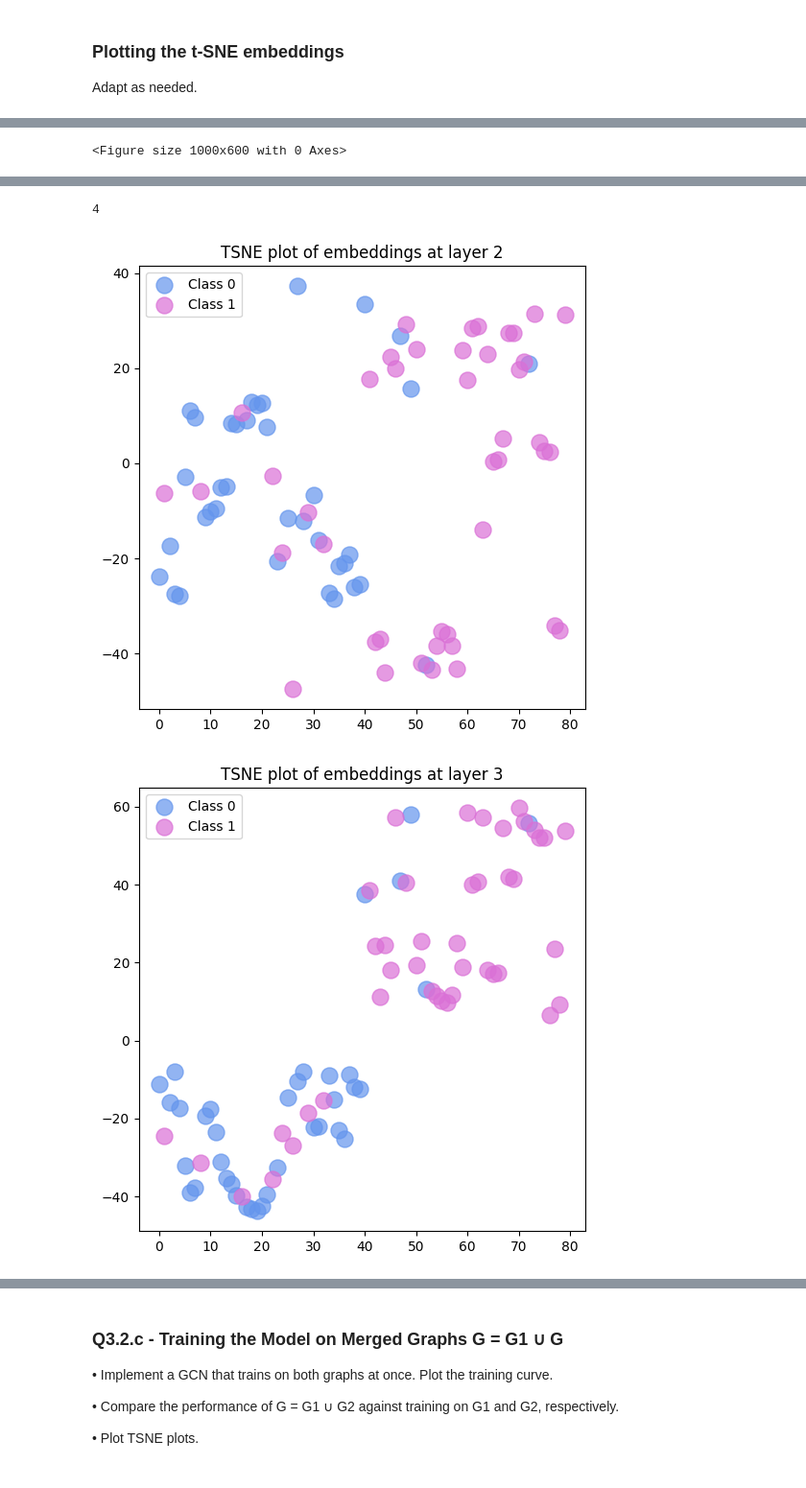
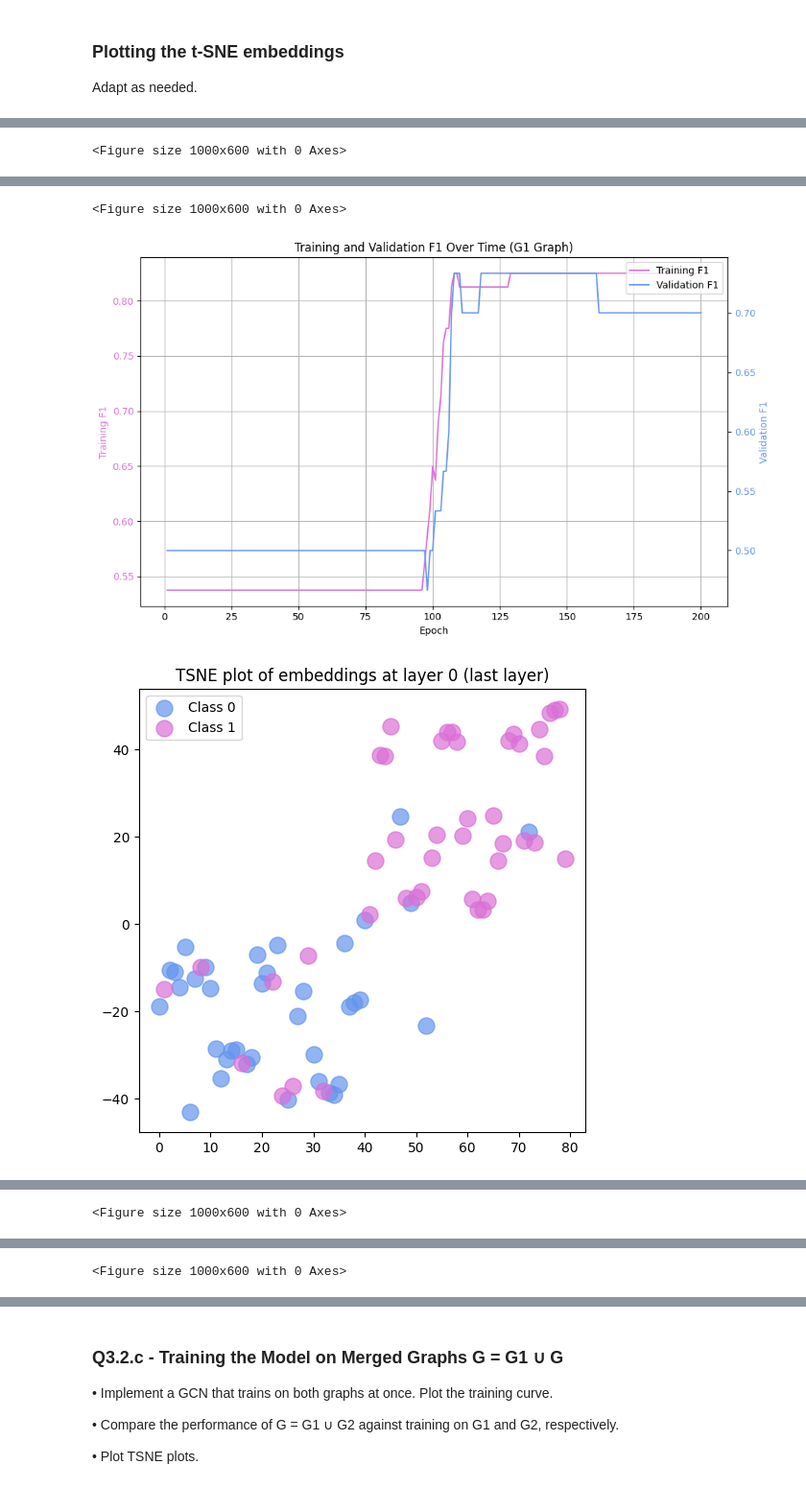
Before and after one commit to belfioreasia/Deep-Graph-Based-Learning, a Jupyter notebook: Coursework/q3_topology.ipynb, the cells around one changed output, grey strips where cells are left out. Shown at 96% size. Drawn from its saved outputs; the diff is of its cells as text; code cells hidden in the pictures.

```diff
--- a/Coursework/q3_topology.ipynb
+++ b/Coursework/q3_topology.ipynb
@@ -646,9 +646,14 @@ class LayeredGraphNeuralNetwork(nn.Module):
         super(LayeredGraphNeuralNetwork, self).__init__()
         # Define GCN layers
         self.layers = nn.ModuleList()
-        if len(layers) > 0:
+        if type(layers) == list and len(layers) > 0:
             for layer in layers:
                 self.layers.append(layer)
+        elif type(layers) == int and layers > 0:
+            self.layers.append(GCNLayer(input_dim, hidden_dim, True))
+            for _ in range(1,layers-1):
+                self.layers.append(GCNLayer(hidden_dim, hidden_dim, True))
+            self.layers.append(GCNLayer(hidden_dim, 1, False))
         else:
             # Default to 2 basic GCN layers
             self.layers.append(GCNLayer(input_dim, hidden_dim, True))
@@ -800,8 +809,11 @@ layers = [GCNLayer(input_dim, hidden_dim, True),
           GCNLayer(hidden_dim, hidden_dim, True),
           GCNLayer(hidden_dim, 1, False)]
 model = LayeredGraphNeuralNetwork(input_dim, hidden_dim, layers=layers)
+print("Created model with pre-defined Layers")
 print(model)
 
+# Train on G1
+print("Training on G1")
 losses, train_f1, val_f1, last_embeddings = train_model(
     model,
     G1_train,
@@ -811,10 +823,26 @@ losses, train_f1, val_f1, last_embeddings = train_model(
     verbose=True,
     return_embeddings=True # NOTE we added this parameter
 )
-plot_training_and_validation(losses, val_f1)
+plot_training_and_validation(losses, val_f1, graph1_label="Training Loss", graph2_label="Validation F1", x_label="Epoch", title="Training Loss and Validation F1 Over Time (G1 Graph)", save=False, plot_name="training_validation_f1")
+plot_training_and_validation(train_f1, val_f1, graph1_label="Training F1", graph2_label="Validation F1", x_label="Epoch", title="Training and Validation F1 Over Time (G1 Graph)", save=False, plot_name="training_validation_f1")
 
-X,A,y = G1_train
-print(len(last_embeddings))
-for i in range(1, len(last_embeddings)): # Plot all layers
-    plot_tsne(last_embeddings, y, i, save=True, plot_name=f"tSNE_layer_{str(i+1)}")
+# print(len(last_embeddings))
+plot_tsne(last_embeddings, G1_train[2], save=False, plot_name=f"tSNE_layer_{str(len(last_embeddings))}")
+
+# Train on G2
+print("\nTraining on G2")
+losses, train_f1, val_f1, last_embeddings = train_model(
+    model,
+    G2_train,
+    G2_eval,
+    num_epochs=200,
+    lr=0.0005,
+    verbose=True,
+    return_embeddings=True # NOTE we added this parameter
+)
+plot_training_and_validation(losses, val_f1, graph1_label="Training Loss", graph2_label="Validation F1", x_label="Epoch", title="Training Loss and Validation F1 Over Time (G2 Graph)", save=False, plot_name="training_validation_f1")
+plot_training_and_validation(train_f1, val_f1, graph1_label="Training F1", graph2_label="Validation F1", x_label="Epoch", title="Training and Validation F1 Over Time (G2 Graph)", save=False, plot_name="training_validation_f1")
+
+# print(len(last_embeddings))
+plot_tsne(last_embeddings, G1_train[2], save=False, plot_name=f"tSNE_layer_{str(len(last_embeddings))}")
 # %% [output]
@@ -840,3 +868,3 @@ Epoch 200, Training Loss: 0.5176787376403809, Train F1: 0.8375, Validation F1: 0
-4
+<Figure size 1000x600 with 0 Axes>
-[figure, old version]
+[figure, new version]
-[figure, old version]
+[figure, new version]
@@ -842,0 +888 @@ Epoch 200, Training Loss: 0.5176787376403809, Train F1: 0.8375, Validation F1: 0
+<Figure size 1000x600 with 0 Axes>
@@ -843,0 +890 @@ Epoch 200, Training Loss: 0.5176787376403809, Train F1: 0.8375, Validation F1: 0
+<Figure size 1000x600 with 0 Axes>
```
Also changed, not shown: parts of 7 cells of this notebook, 4 other files.
